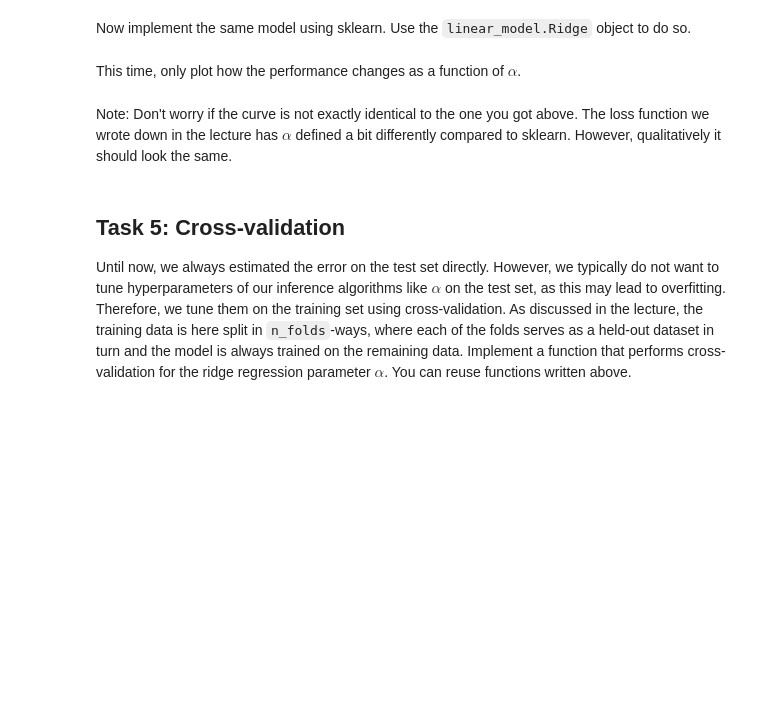
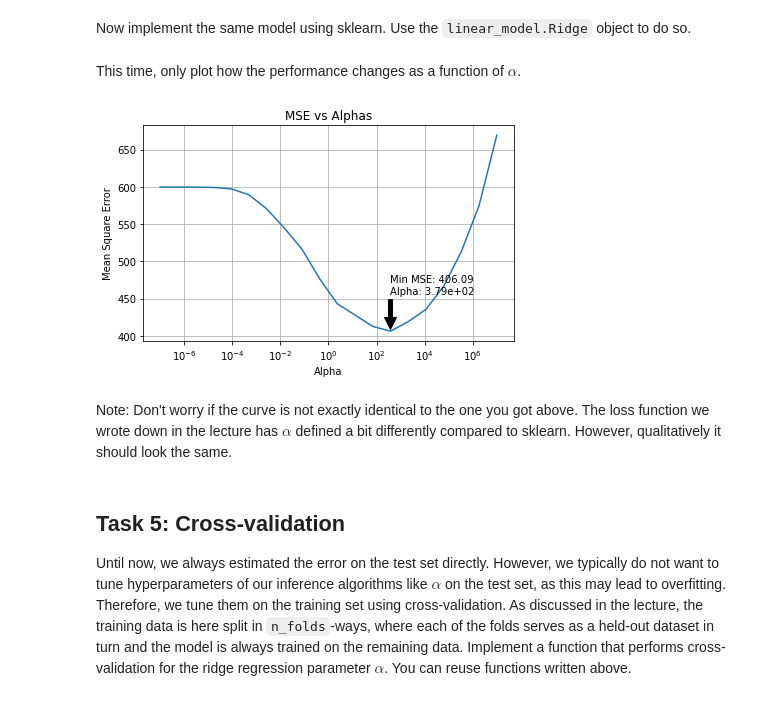
Before and after one commit to Deepak1520/Machine-Learning, a Jupyter notebook: Exercise 1/Exercise_1.ipynb, the cells around one changed output. Cells and saved outputs as stored; diff of their text form; code cells hidden in the pictures; blank space fills up the shorter version.

```diff
--- a/Exercise 1/Exercise_1.ipynb
+++ b/Exercise 1/Exercise_1.ipynb
@@ -487,6 +514,9 @@ YOUR ANSWER HERE
 # %% [markdown]
 Now implement the same model using sklearn. Use the `linear_model.Ridge` object to do so.
 # %%
+from sklearn.linear_model import Ridge
+
+
 def ridge_regression_sklearn(X_test, X_train, y_train, alpha):
     '''Computes OLS weights for regularized linear regression with regularization strength alpha using the sklearn
        library on the training set and returns weights and testset predictions.
@@ -507,15 +537,45 @@ def ridge_regression_sklearn(X_test, X_train, y_train, alpha):
 
     # ---------------- INSERT CODE ----------------------
 
+    #Initialize Ridge regression model
+    ridge = Ridge(alpha=alpha)
 
+    # Fit the model on the training data
+    ridge.fit(X_train, y_train)
+
+
+    #get coefficients and intercepts
+    weights = np.hstack((np.reshape(ridge.intercept_, (1,1)), ridge.coef_))
+
+    # Predict on test data
+    y_pred = ridge.predict(X_test)
 
     # ---------------- END CODE -------------------------
 
     return weights, y_pred
+
+
+errors = []
+all_weights = []
+
+for alpha in alphas:
+    # Compute weights and predictions using ridge regression
+    weights, y_pred = ridge_regression_sklearn(X_test, X_train, y_train, alpha)
+
+    # Compute MSE
+    mse_sklearn_ridge = mean_squared_error(y_test, y_pred)
+
+
+    # Store MSE and weights
+    errors.append(mse_sklearn_ridge)
+    all_weights.append(weights)
 # %% [markdown]
 This time, only plot how the performance changes as a function of $\alpha$.
 # %%
 # Plot of MSE  vs. alphas
+plot_mse_vs_error(alphas, errors)
+# %% [output]
+[figure, added]
 # %% [markdown]
 Note: Don't worry if the curve is not exactly identical to the one you got above. The loss function we wrote down in the lecture  has $\alpha$ defined a bit differently compared to sklearn. However, qualitatively it should look the same.
 # %% [markdown]
```
Also changed, not shown: parts of 22 cells of this notebook, 2 other files.
